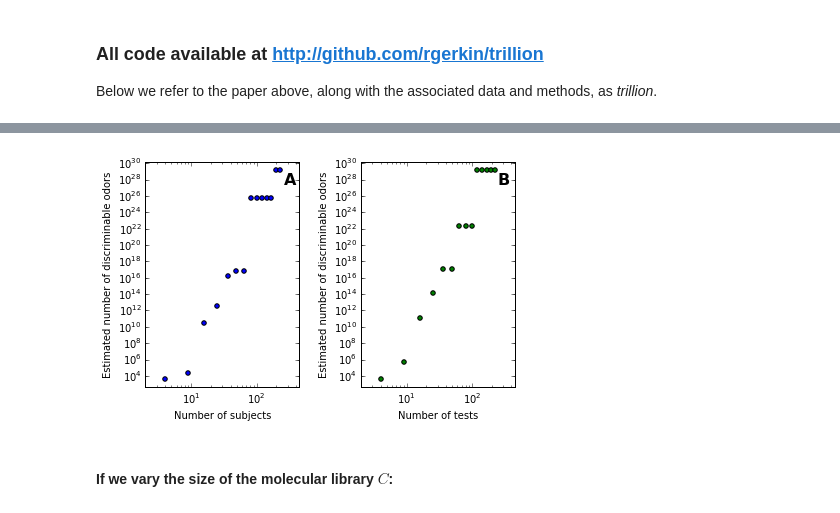
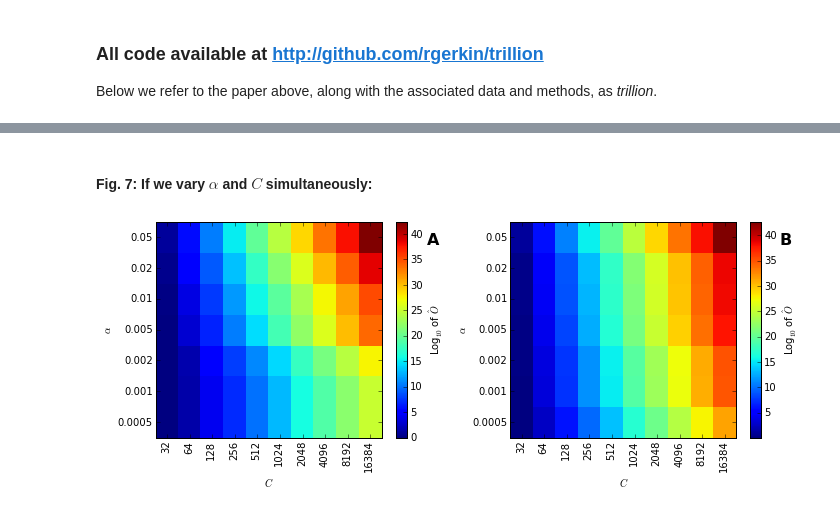
Before and after one commit to rgerkin/trillion, a Jupyter notebook: arxiv.ipynb, the cells around one changed output, grey strips where cells are left out. Drawn from its saved outputs; the diff is of its cells as text; code cells hidden in the pictures.

Commit message:
Updated figures

```diff
--- a/arxiv.ipynb
+++ b/arxiv.ipynb
@@ -19,4 +20,6 @@ _ = imp.reload(trillion)
 # %%
 # Set to True to get more information from each function call.
 trillion.verbose = False
+# %%
+plt.rcParams['figure.figsize'] = 8, 6
 # %% [markdown]
@@ -76,20 +191,44 @@ plt.subplots_adjust(wspace=0.4)
+# %% [markdown]
+#### Fig. 7: If we vary $\alpha$ and $C$ simultaneously:
 # %%
-# By subjects; data in 'subjects_a':
+# By subjects; data in 'alpha_C_a':
 ax_a = plt.subplot(1,2,1)
-subjects_a = [trillion.num_odors_vs_replicates(r,fig='a')]
+alpha_C_a = trillion.num_odors_vs_alpha_and_C(r,fig='a')
 
-# By tests; data in 'tests_b':
+# By mixtures; data in 'alpha_C_b':
 ax_b = plt.subplot(1,2,2)
-tests_b = [trillion.num_odors_vs_replicates(r,fig='b')]
+alpha_C_b = trillion.num_odors_vs_alpha_and_C(r,fig='b')
+
+ax_a = plt.subplot(1,2,1)
+plt.pcolor(np.log10(alpha_C_a[2]))
+ax_a.set_xticks(np.arange(0,len(alpha_C_a[1]))+0.5)
+ax_a.set_xticklabels(alpha_C_a[1],rotation=90)
+ax_a.set_yticks(np.arange(0,len(alpha_C_a[0]))+0.5)
+ax_a.set_yticklabels(alpha_C_a[0])
+plt.xlabel("$C$")
+plt.ylabel(r"$\alpha$")
+ax_a_bar = plt.colorbar()
+ax_a_bar.set_label("Log$_{10}$ of $\hatO$")
+
+ax_b = plt.subplot(1,2,2)
+plt.pcolor(np.log10(alpha_C_b[2]))
+ax_b.set_xticks(np.arange(0,len(alpha_C_b[1]))+0.5)
+ax_b.set_xticklabels(alpha_C_b[1],rotation=90)
+ax_b.set_yticks(np.arange(0,len(alpha_C_b[0]))+0.5)
+ax_b.set_yticklabels(alpha_C_b[0])
+plt.xlabel("$C$")
+plt.ylabel(r"$\alpha$")
+ax_b_bar = plt.colorbar()
+ax_b_bar.set_label("Log$_{10}$ of $\hatO$")
 
 # Formatting.
-ax_a.text(0.90, 0.95, 'A', transform=ax_a.transAxes,
+ax_a.text(1.2, 0.95, 'A', transform=ax_a.transAxes,
       fontsize=16, fontweight='bold', va='top')
-ax_b.text(0.90, 0.95, 'B', transform=ax_b.transAxes,
+ax_b.text(1.2, 0.95, 'B', transform=ax_b.transAxes,
       fontsize=16, fontweight='bold', va='top')
+#plt.subplots_adjust(wspace=0.2)
+fig = plt.gcf()
+fig.set_size_inches(10,4)
 plt.tight_layout()
-plt.subplots_adjust(wspace=0.4)
 # %% [output]
-[figure, old version]
+[figure, new version]
-# %% [markdown]
-#### If we vary the size of the molecular library $C$:
```
Also changed, not shown: parts of 28 cells of this notebook, 1 other file.
